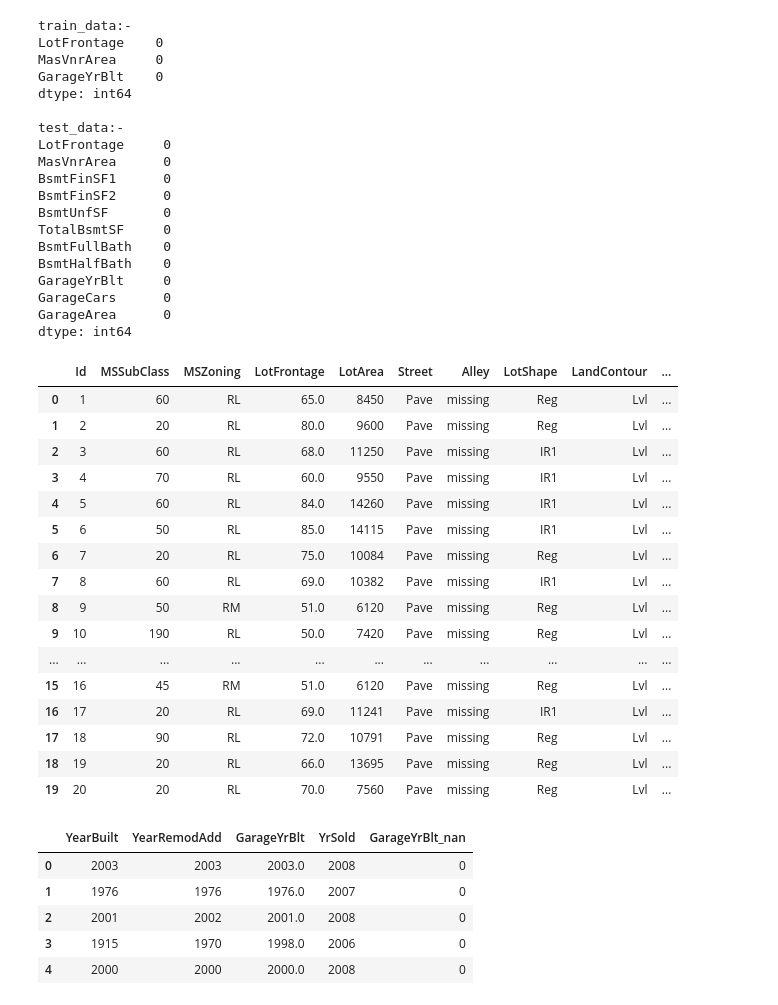
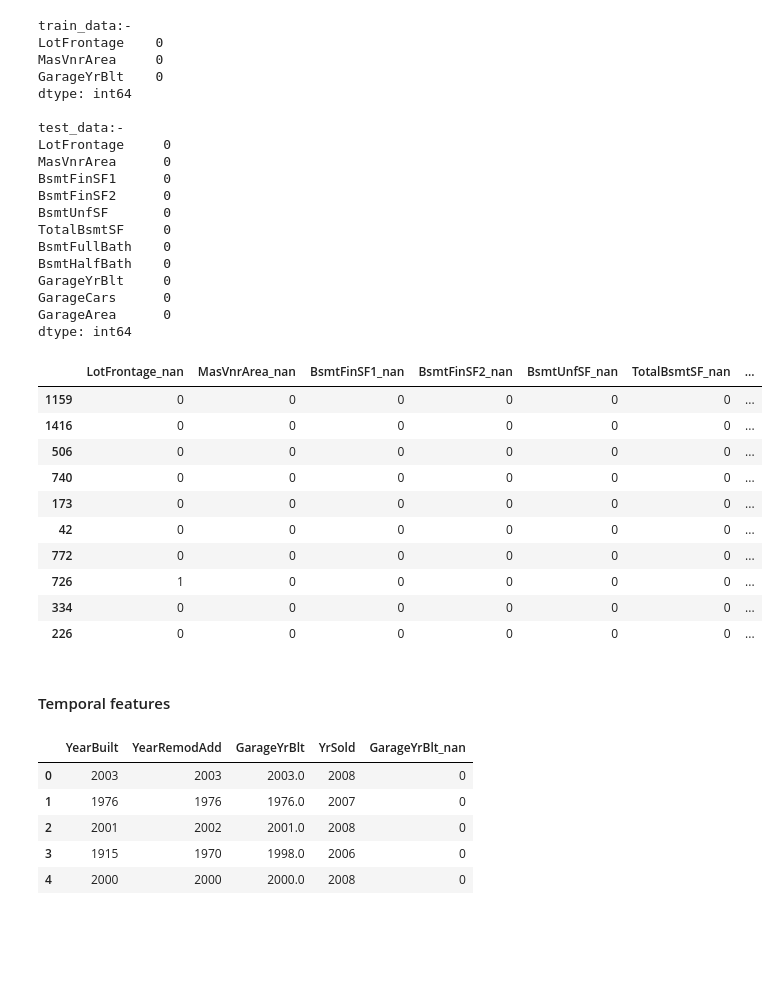
Before and after one commit to ShahulHam33d/House_price_prediction, a Jupyter notebook: FE-House_price_prediction.ipynb, the cells around one changed output. Cells and saved outputs as stored; diff of their text form; code cells hidden in the pictures; blank space fills up the shorter version.

```diff
--- a/FE-House_price_prediction.ipynb
+++ b/FE-House_price_prediction.ipynb
@@ -30,8 +30,10 @@ Generally we have to split data into training and testing first to avoid data le
 # %%
 # Handeling nan values in categorical features
 # Here "tr" refers to train and "tt" refers to test
-tr_feature_nan = [feature for feature in df_train.columns if df_train[feature].isnull().sum()>1 and df_train[feature].dtype == "O"]
-tt_feature_nan = [feature for feature in df_test.columns if df_test[feature].isnull().sum()>1 and df_test[feature].dtype == "O"]
+tr_feature_nan = [feature for feature in df_train.columns if df_train[feature].isnull().sum()>1 and
+                  df_train[feature].dtype == "O"]
+tt_feature_nan = [feature for feature in df_test.columns if df_test[feature].isnull().sum()>1 and
+                  df_test[feature].dtype == "O"]
 print("train_data:-")
 print("\nno of features: ",len(tr_feature_nan))
 for feature in tr_feature_nan:
@@ -40,7 +42,7 @@ for feature in tr_feature_nan:
 print("\ntest_data:-")
 print("\nno of features: ",len(tt_feature_nan))
 for feature in tt_feature_nan:
-    print("{} : {} % missing values".format(feature,np.round(df_train[feature].isnull().mean(),4)))
+    print("{} : {} % missing values".format(feature,np.round(df_test[feature].isnull().mean(),4)))
 # %% [output]
 train_data:-
 
@@ -171,26 +173,24 @@ GarageYrBlt     0
 GarageCars      0
 GarageArea      0
 dtype: int64
-# %%
-df_train.head(20)
-# %% [output]
-|  | Id | MSSubClass | MSZoning | LotFrontage | LotArea | Street | Alley | LotShape | LandContour | ... |
-| 0 | 1 | 60 | RL | 65.0 | 8450 | Pave | missing | Reg | Lvl | ... |
-| 1 | 2 | 20 | RL | 80.0 | 9600 | Pave | missing | Reg | Lvl | ... |
-| 2 | 3 | 60 | RL | 68.0 | 11250 | Pave | missing | IR1 | Lvl | ... |
-| 3 | 4 | 70 | RL | 60.0 | 9550 | Pave | missing | IR1 | Lvl | ... |
-| 4 | 5 | 60 | RL | 84.0 | 14260 | Pave | missing | IR1 | Lvl | ... |
-| 5 | 6 | 50 | RL | 85.0 | 14115 | Pave | missing | IR1 | Lvl | ... |
-| 6 | 7 | 20 | RL | 75.0 | 10084 | Pave | missing | Reg | Lvl | ... |
-| 7 | 8 | 60 | RL | 69.0 | 10382 | Pave | missing | IR1 | Lvl | ... |
-| 8 | 9 | 50 | RM | 51.0 | 6120 | Pave | missing | Reg | Lvl | ... |
-| 9 | 10 | 190 | RL | 50.0 | 7420 | Pave | missing | Reg | Lvl | ... |
-| ... | ... | ... | ... | ... | ... | ... | ... | ... | ... | ... |
-| 15 | 16 | 45 | RM | 51.0 | 6120 | Pave | missing | Reg | Lvl | ... |
-| 16 | 17 | 20 | RL | 69.0 | 11241 | Pave | missing | IR1 | Lvl | ... |
-| 17 | 18 | 90 | RL | 72.0 | 10791 | Pave | missing | Reg | Lvl | ... |
-| 18 | 19 | 20 | RL | 66.0 | 13695 | Pave | missing | Reg | Lvl | ... |
-| 19 | 20 | 20 | RL | 70.0 | 7560 | Pave | missing | Reg | Lvl | ... |
+# %%
+#just checking
+tt = [feat for feat in df_test.columns if "_nan" in feat]
+df_test[tt].sample(10)
+# %% [output]
+|  | LotFrontage_nan | MasVnrArea_nan | BsmtFinSF1_nan | BsmtFinSF2_nan | BsmtUnfSF_nan | TotalBsmtSF_nan | ... |
+| 1159 | 0 | 0 | 0 | 0 | 0 | 0 | ... |
+| 1416 | 0 | 0 | 0 | 0 | 0 | 0 | ... |
+| 506 | 0 | 0 | 0 | 0 | 0 | 0 | ... |
+| 740 | 0 | 0 | 0 | 0 | 0 | 0 | ... |
+| 173 | 0 | 0 | 0 | 0 | 0 | 0 | ... |
+| 42 | 0 | 0 | 0 | 0 | 0 | 0 | ... |
+| 772 | 0 | 0 | 0 | 0 | 0 | 0 | ... |
+| 726 | 1 | 0 | 0 | 0 | 0 | 0 | ... |
+| 334 | 0 | 0 | 0 | 0 | 0 | 0 | ... |
+| 226 | 0 | 0 | 0 | 0 | 0 | 0 | ... |
+# %% [markdown]
+#### Temporal features
 # %%
 # now lets work with temporal features (Date time variables)
 #lets extract features containing date(year)
```
Also changed, not shown: parts of 13 cells of this notebook.
